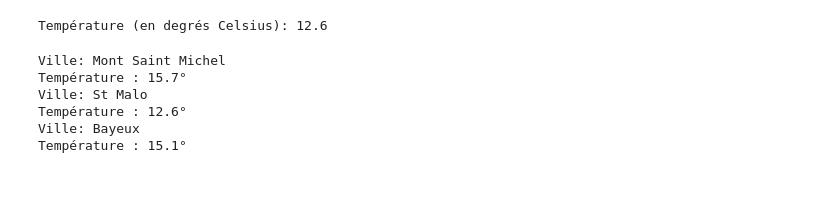
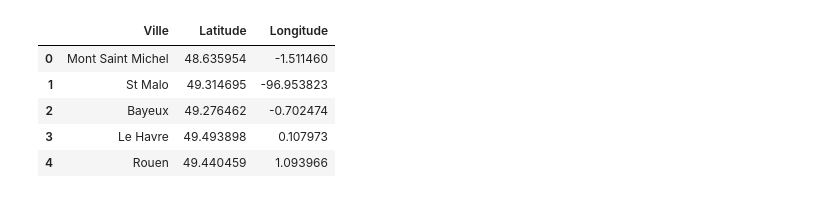
Before and after one commit to Qv-code-Qv/kayak_data, a Jupyter notebook: openweathermap.ipynb, the cells around one changed output. Drawn from its saved outputs; the diff is of its cells as text; code cells hidden in the pictures.

Commit message:
openweathermap
- récupération des températures grace au données du fichiers où il y la geolocalisation

```diff
--- a/openweathermap.ipynb
+++ b/openweathermap.ipynb
@@ -31,40 +31,13 @@ print(json.dumps(data, indent=4))
         }
     ]
 }
-# %%
-# Convert Kelvin to Celsius (subtract 273.15)
-temperature_celsius = data["current"]["temp"] - 273.15
-
-# Print the temperature in Celsius with one decimal place
-print(f"Température (en degrés Celsius): {temperature_celsius:.1f}")
-# %% [output]
-Température (en degrés Celsius): 12.6
-# %%
-import requests
-
-
-villes = {
-    "Mont Saint Michel": (48.6359541, -1.511459954959514),
-    "St Malo": (49.314695, -2.833333),  # Corrected longitude for St Malo
-    "Bayeux": (49.2764624, -0.7024738)
-}
-
-for ville, (latitude, longitude) in villes.items():
-    url = f"https://api.openweathermap.org/data/3.0/onecall?lat={latitude}&lon={longitude}&appid={api_key}"
-    response = requests.get(url)
-    data = response.json()
-
-    # Access weather data
-    # Convert Kelvin to Celsius (subtract 273.15)
-    temperature_celsius = data["current"]["temp"] - 273.15
-
-# Print the temperature in Celsius with one decimal place
-    print(f"Ville: {ville}")
-    print(f"Température : {temperature_celsius:.1f}°")
-# %% [output]
-Ville: Mont Saint Michel
-Température : 15.7°
-Ville: St Malo
-Température : 12.6°
-Ville: Bayeux
-Température : 15.1°
+# %%
+df = pd.read_csv("gps_data.csv")
+df.head()
+# %% [output]
+|  | Ville | Latitude | Longitude |
+| 0 | Mont Saint Michel | 48.635954 | -1.511460 |
+| 1 | St Malo | 49.314695 | -96.953823 |
+| 2 | Bayeux | 49.276462 | -0.702474 |
+| 3 | Le Havre | 49.493898 | 0.107973 |
+| 4 | Rouen | 49.440459 | 1.093966 |
```
Also changed, not shown: parts of 2 cells of this notebook.
